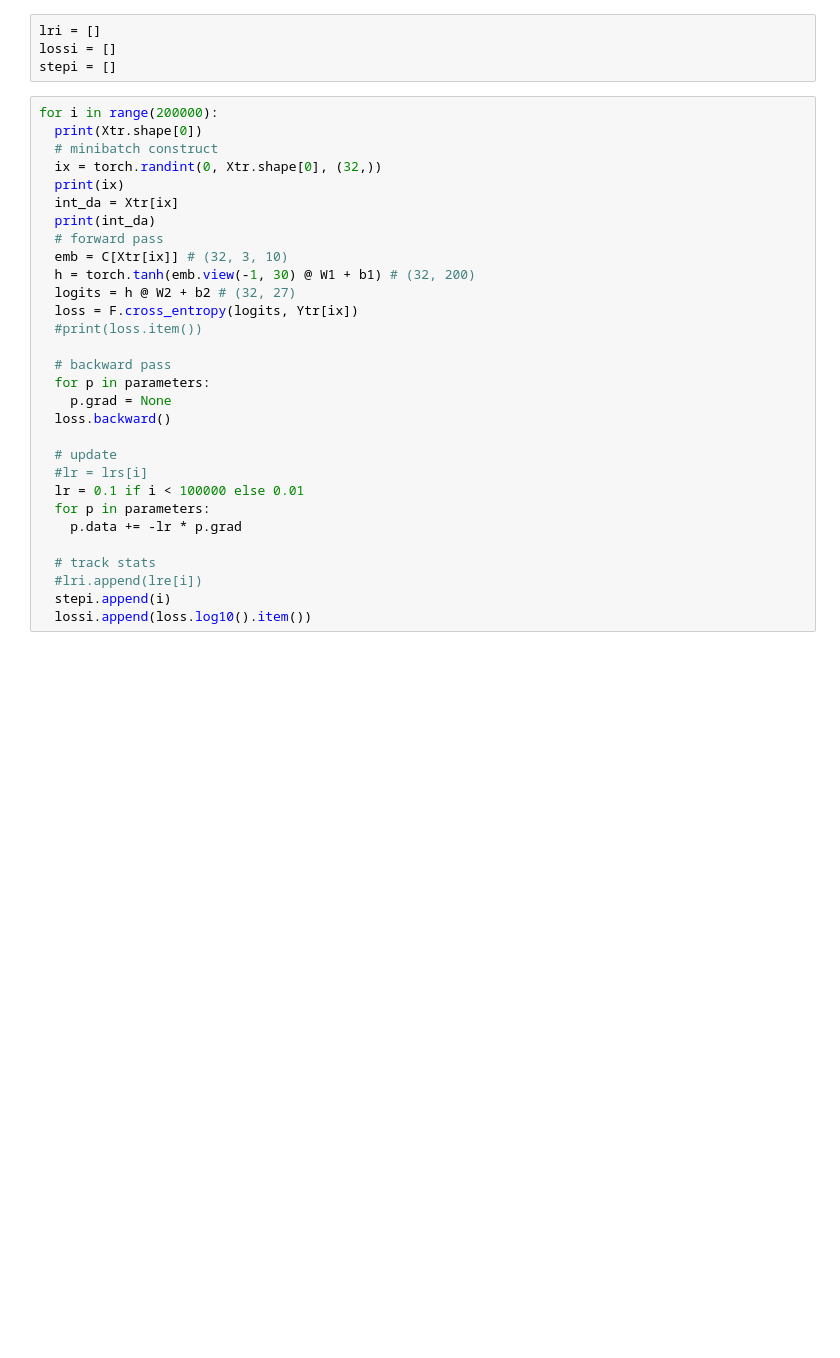
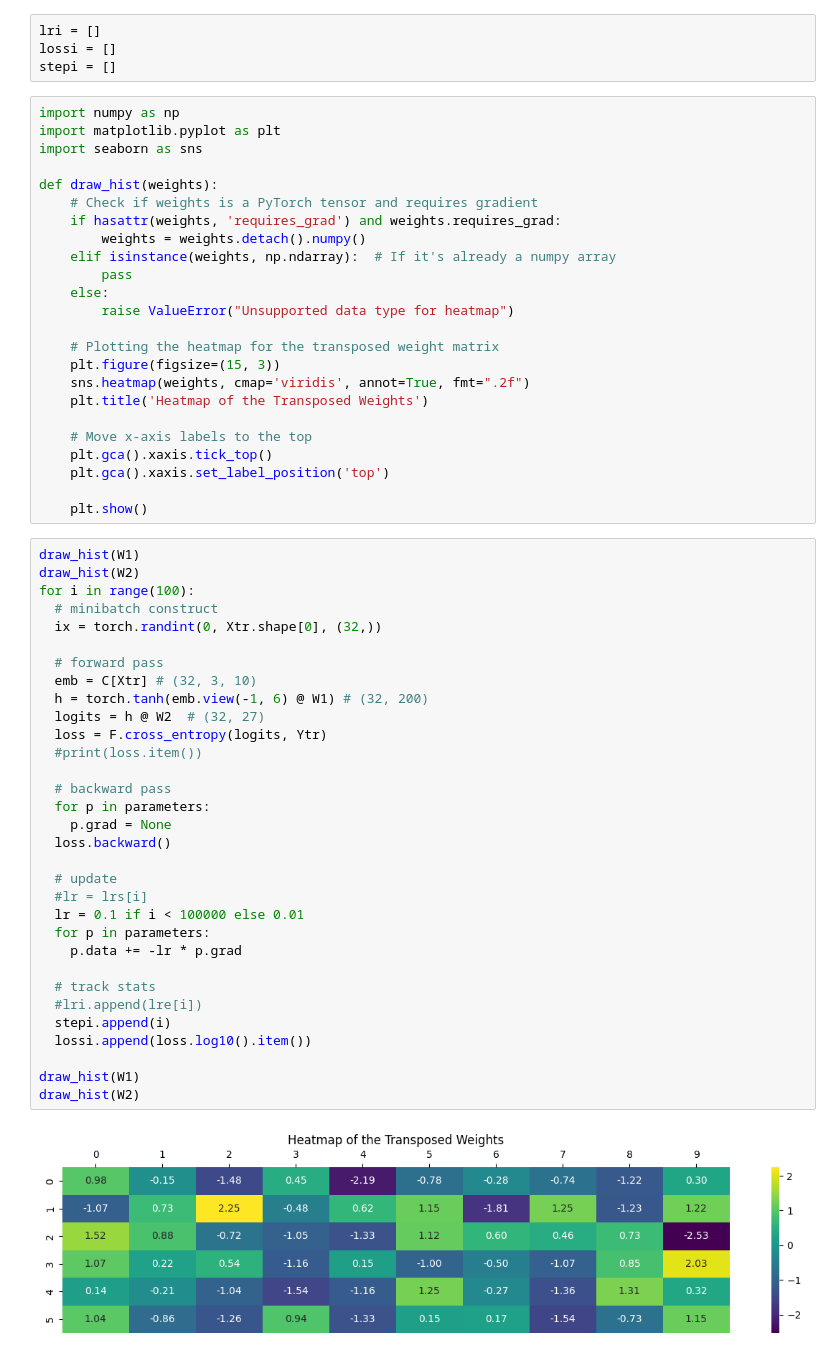
Before and after one commit to vish02chouhan/use-micrograd, a Jupyter notebook: practise/MLP-2/mlp.ipynb, the cells around one changed output. Cells and saved outputs as stored; diff of their text form; blank space fills up the shorter version.

```diff
--- a/practise/MLP-2/mlp.ipynb
+++ b/practise/MLP-2/mlp.ipynb
@@ -56,33 +66,61 @@ parameters = [C, W1, b1, W2, b2]
 lri = []
 lossi = []
 stepi = []
+# %%
+import numpy as np
+import matplotlib.pyplot as plt
+import seaborn as sns
+
+def draw_hist(weights):
+    # Check if weights is a PyTorch tensor and requires gradient
+    if hasattr(weights, 'requires_grad') and weights.requires_grad:
+        weights = weights.detach().numpy()
+    elif isinstance(weights, np.ndarray):  # If it's already a numpy array
+        pass
+    else:
+        raise ValueError("Unsupported data type for heatmap")
+
+    # Plotting the heatmap for the transposed weight matrix
+    plt.figure(figsize=(15, 3))
+    sns.heatmap(weights, cmap='viridis', annot=True, fmt=".2f")
+    plt.title('Heatmap of the Transposed Weights')
+
+    # Move x-axis labels to the top
+    plt.gca().xaxis.tick_top()
+    plt.gca().xaxis.set_label_position('top')
+
+    plt.show()
 # %%
-for i in range(200000):
-  print(Xtr.shape[0])
+draw_hist(W1)
+draw_hist(W2)
+for i in range(100):
   # minibatch construct
   ix = torch.randint(0, Xtr.shape[0], (32,))
-  print(ix)
-  int_da = Xtr[ix]
-  print(int_da)
+
   # forward pass
-  emb = C[Xtr[ix]] # (32, 3, 10)
-  h = torch.tanh(emb.view(-1, 30) @ W1 + b1) # (32, 200)
-  logits = h @ W2 + b2 # (32, 27)
-  loss = F.cross_entropy(logits, Ytr[ix])
+  emb = C[Xtr] # (32, 3, 10)
+  h = torch.tanh(emb.view(-1, 6) @ W1) # (32, 200)
+  logits = h @ W2  # (32, 27)
+  loss = F.cross_entropy(logits, Ytr)
   #print(loss.item())
 
   # backward pass
   for p in parameters:
     p.grad = None
   loss.backward()
 
   # update
   #lr = lrs[i]
   lr = 0.1 if i < 100000 else 0.01
   for p in parameters:
     p.data += -lr * p.grad
 
   # track stats
   #lri.append(lre[i])
   stepi.append(i)
   lossi.append(loss.log10().item())
+
+draw_hist(W1)
+draw_hist(W2)
+# %% [output]
+[figure, added]
```
Also changed, not shown: parts of 15 cells of this notebook, 3 other files.
